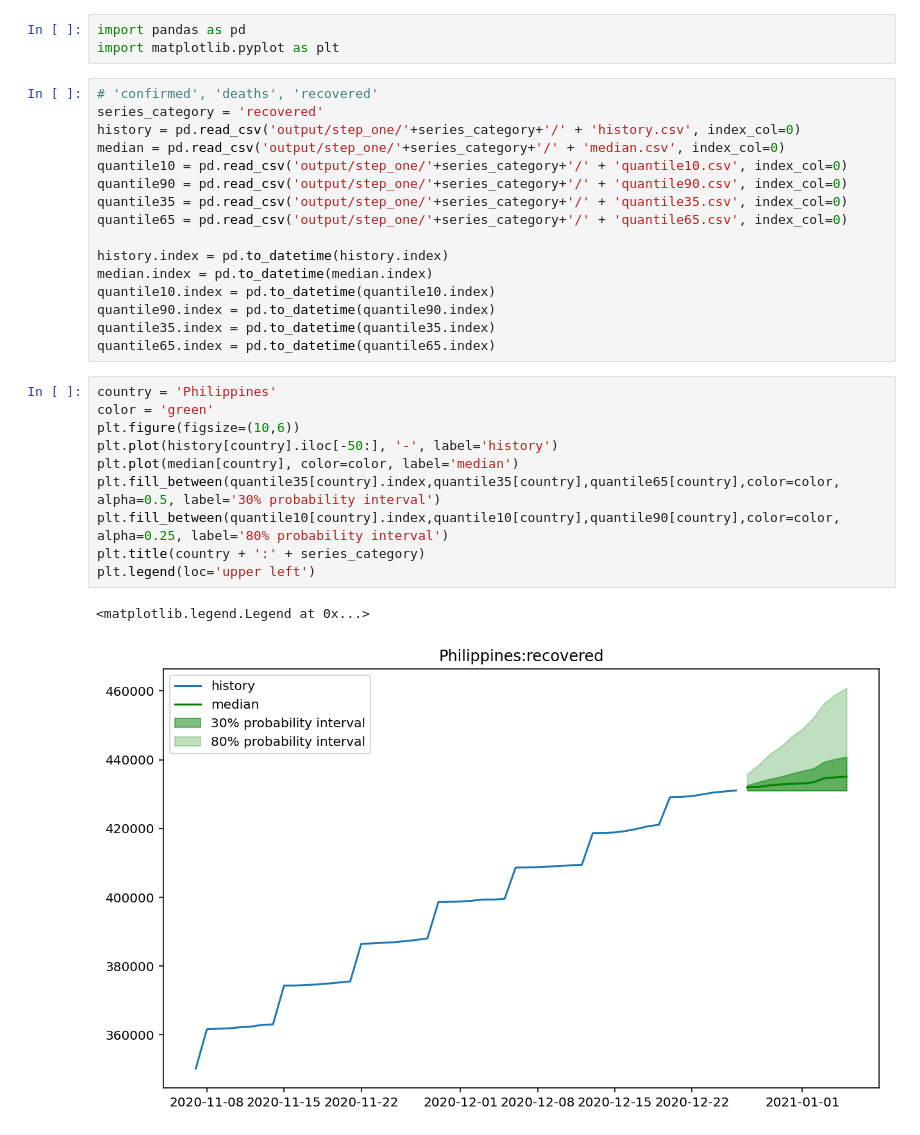
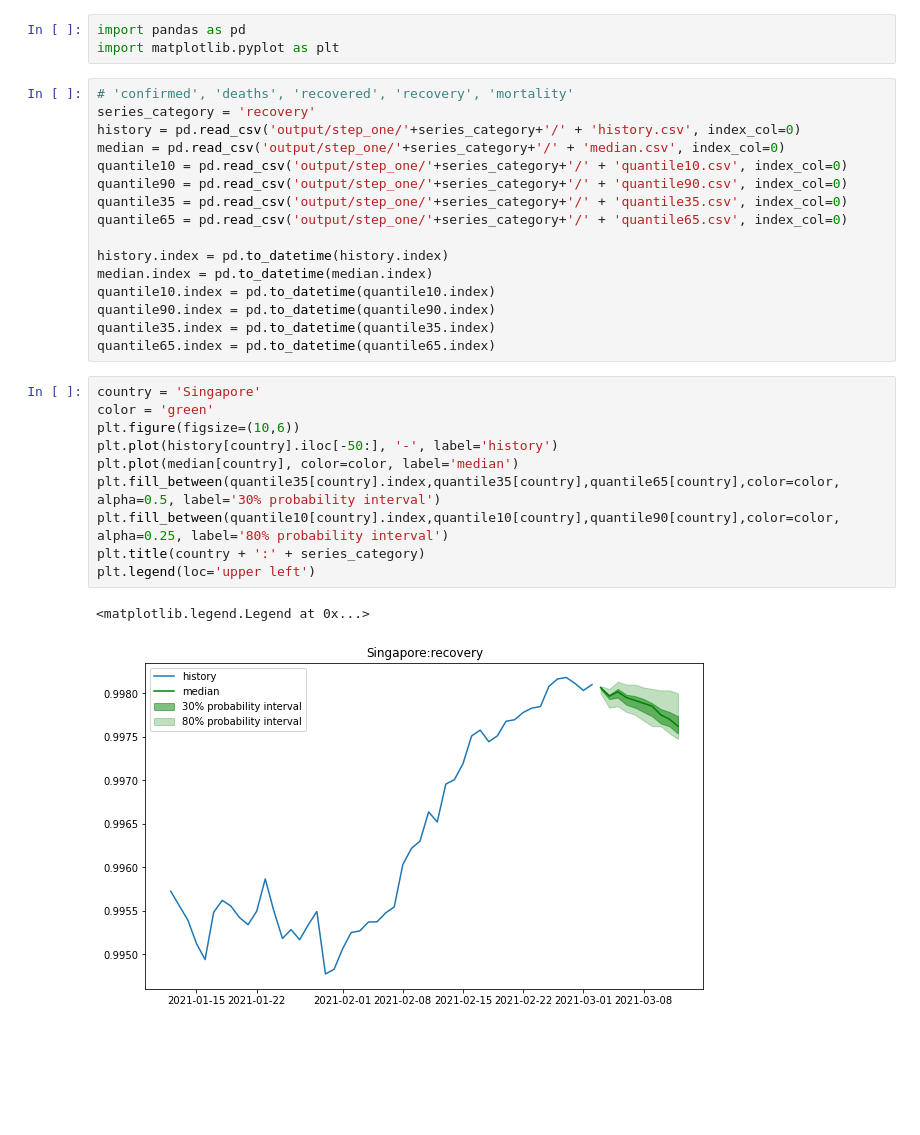
Before and after one commit to Mrzhouqifei/SUSTAIN, a Jupyter notebook: plot.ipynb, the cells around one changed output. Cells and saved outputs as stored; diff of their text form; blank space fills up the shorter version.

```diff
--- a/plot.ipynb
+++ b/plot.ipynb
@@ -2,8 +2,8 @@
 import pandas as pd
 import matplotlib.pyplot as plt
 # %%
-# 'confirmed', 'deaths', 'recovered'
-series_category = 'recovered'
+# 'confirmed', 'deaths', 'recovered', 'recovery', 'mortality'
+series_category = 'recovery'
 history = pd.read_csv('output/step_one/'+series_category+'/' + 'history.csv', index_col=0)
 median = pd.read_csv('output/step_one/'+series_category+'/' + 'median.csv', index_col=0)
 quantile10 = pd.read_csv('output/step_one/'+series_category+'/' + 'quantile10.csv', index_col=0)
@@ -18,15 +18,15 @@ quantile90.index = pd.to_datetime(quantile90.index)
 quantile35.index = pd.to_datetime(quantile35.index)
 quantile65.index = pd.to_datetime(quantile65.index)
 # %%
-country = 'Philippines'
+country = 'Singapore'
 color = 'green'
 plt.figure(figsize=(10,6))
 plt.plot(history[country].iloc[-50:], '-', label='history')
 plt.plot(median[country], color=color, label='median')
 plt.fill_between(quantile35[country].index,quantile35[country],quantile65[country],color=color, alpha=0.5, label='30% probability interval')
 plt.fill_between(quantile10[country].index,quantile10[country],quantile90[country],color=color, alpha=0.25, label='80% probability interval')
 plt.title(country + ':' + series_category)
 plt.legend(loc='upper left')
 # %% [output]
 <matplotlib.legend.Legend at 0x...>
-[figure, old version]
+[figure, new version]
```
Also changed, not shown: parts of 3 cells of this notebook, 1 other file.
